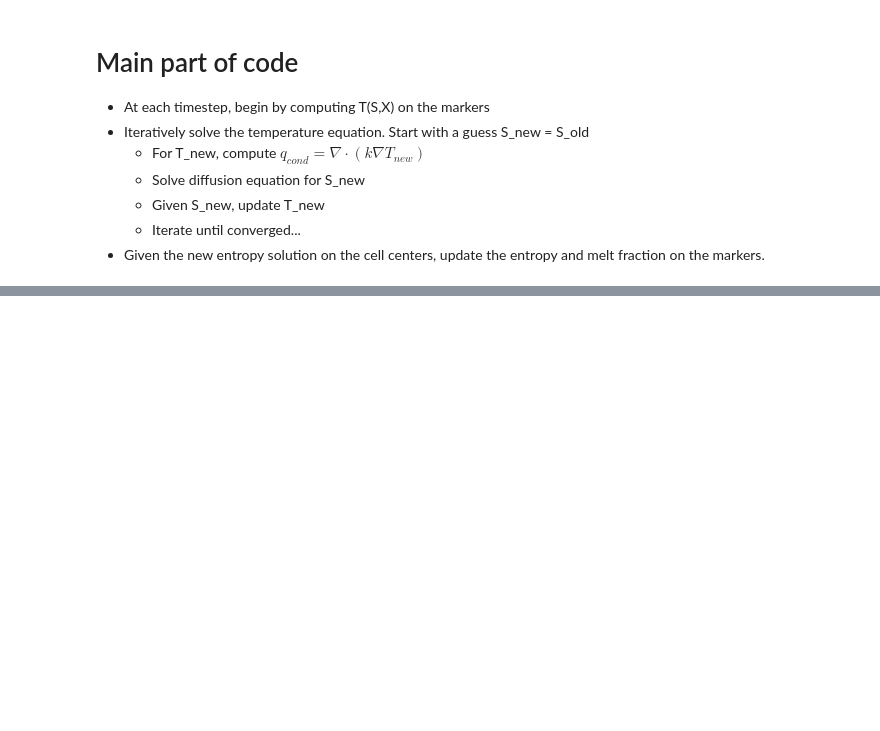
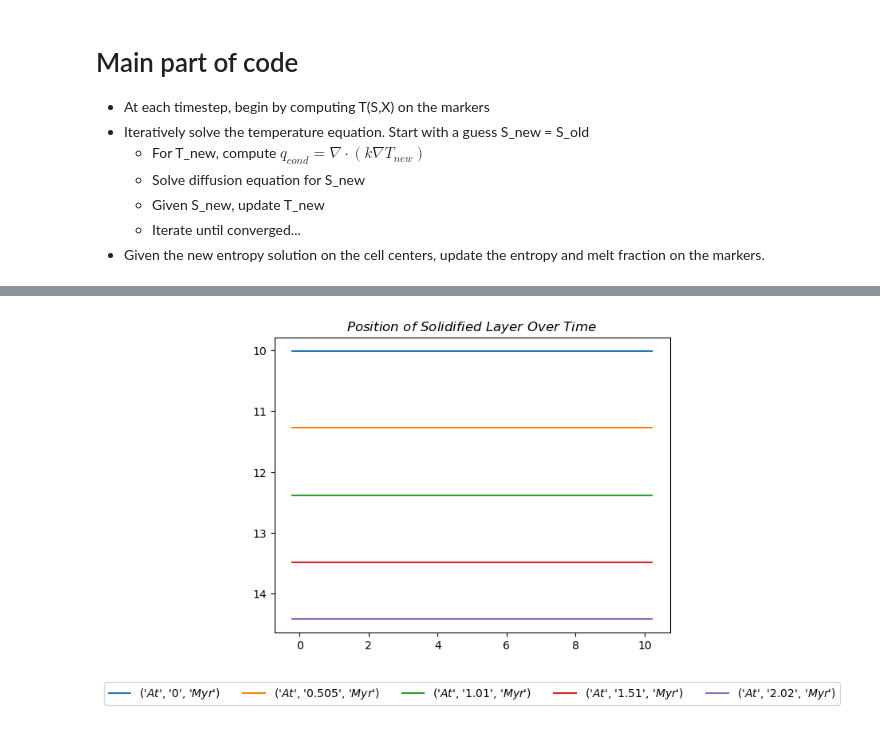
Before and after one commit to maxrudolph/gerya-julia, a Jupyter notebook: StefanProblem.ipynb, the cells around one changed output, grey strips where cells are left out. Saved outputs shown, nothing was run; the diff lists cells and outputs as text; code cells hidden in the pictures; blank space fills up the shorter version.

```diff
--- a/StefanProblem.ipynb
+++ b/StefanProblem.ipynb
@@ -422,3 +459,16 @@ grid,time_plot,X_contour_array,X_contour,itime = model_run(options);
+# %%
+# Profile of ice-water inferface topograpgy over time from melt fraction
+figure()
+for i in 1:1000:itime-1
+    plot(grid.xc/1e3,X_contour_array[i]/1e3,label=(L"At",@sprintf("%.3g",time_plot[i]/3.15e7/1e6),L"Myr"))
+end
+title(L"Position\,\,of\,\,Solidified\,\,Layer\,\,Over\,\,Time")
+gca().invert_yaxis()
+# Legend is at the bottom
+legend(loc="upper center",bbox_to_anchor=(0.5,-0.15),ncol=5)
+show()
+# %% [output]
+[figure, added]
 # %%
 lambda1 = get_lambda1(options)
 t = get_t(lambda1,options)
```
Also changed, not shown: parts of 5 cells of this notebook, 3 other files.
